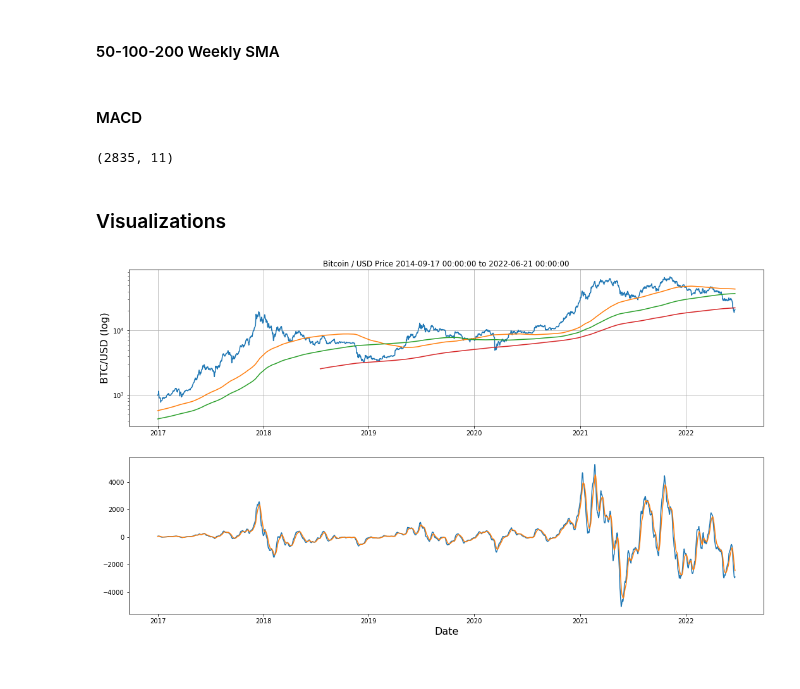
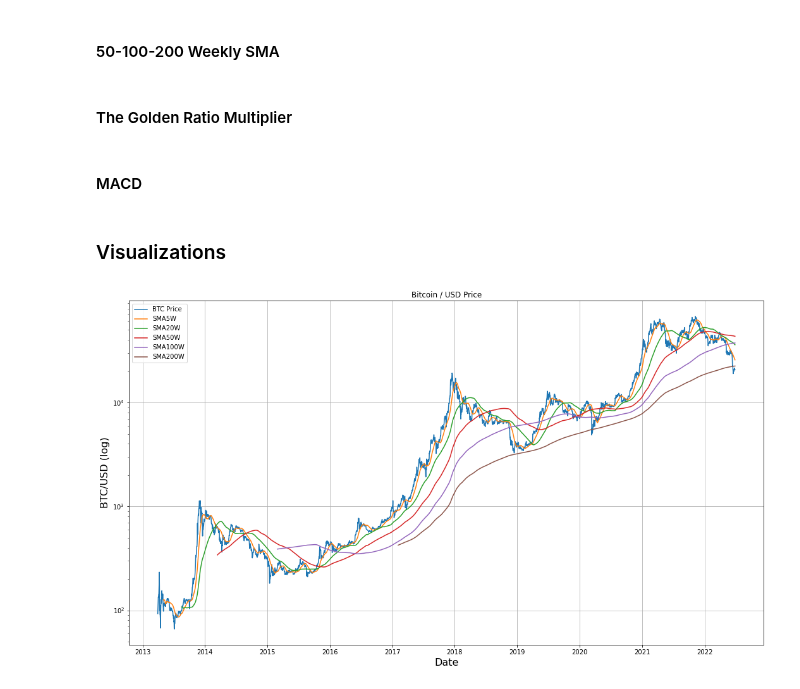
Before and after one commit to rmarinplana/personalProjects, a Jupyter notebook: btc_usd.ipynb, the cells around one changed output. Drawn from its saved outputs; the diff is of its cells as text; code cells hidden in the pictures.

Commit message:
Add Golden Ratio Multiplier

```diff
--- a/btc_usd.ipynb
+++ b/btc_usd.ipynb
@@ -167,0 +172,8 @@ btc_day = btc_minute.resample("D").mean().dropna()'''
+# %%
+# Define query parameters
+symbol = 'BTCUSD' # currenty pair
+interval = '1D' # time resolution
+limit = 10000 # datapoints per call (in days)
+
+# Fetch the data
+pair_data = bitfinex.api_v2().candles(symbol=symbol, interval=interval, limit=limit)
@@ -167,0 +182,13 @@ btc_day = btc_minute.resample("D").mean().dropna()'''
+# %%
+# Remove error messages
+ind = [np.ndim(x) != 0 for x in pair_data]
+pair_data = [i for (i, v) in zip(pair_data, ind) if v]
+
+# Create pandas data frame and clean data
+names = ['Time', 'Open', 'Close', 'High', 'Low', 'Volume']
+btc_day = pd.DataFrame(pair_data, columns=names)
+btc_day.drop_duplicates(inplace=True)
+btc_day['Time'] = pd.to_datetime(btc_day['Time'], unit='ms')
+btc_day.set_index('Time', inplace=True)
+btc_day.sort_index(inplace=True)
+btc_day.head()
@@ -168,9 +203,21 @@ btc_day = btc_minute.resample("D").mean().dropna()'''
 # %% [markdown]
 #### 50-100-200 Weekly SMA
 # %%
+btc_day["SMA5W"] = btc_day["Close"].rolling(7*5).mean()
+btc_day["SMA20W"] = btc_day["Close"].rolling(7*20).mean()
 btc_day["SMA50W"] = btc_day["Close"].rolling(7*50).mean()
 btc_day["SMA100W"] = btc_day["Close"].rolling(7*100).mean()
 btc_day["SMA200W"] = btc_day["Close"].rolling(7*200).mean()
+# %% [markdown]
+#### The Golden Ratio Multiplier
+# %%
+btc_day["350DMA"] = btc_day["Close"].rolling(350).mean()
+btc_day["GRM0.5"] = btc_day["Close"].rolling(350).mean()*0.5
+btc_day["GRM1.6"] = btc_day["Close"].rolling(350).mean()*1.6
+btc_day["GRM2"] = btc_day["Close"].rolling(350).mean()*2
+btc_day["GRM3"] = btc_day["Close"].rolling(350).mean()*3
+btc_day["GRM5"] = btc_day["Close"].rolling(350).mean()*5
+btc_day["GRM8"] = btc_day["Close"].rolling(350).mean()*8
 # %% [markdown]
 #### MACD
 # %%
@@ -192,21 +239,17 @@ macd_h = macd - macd_s
 btc_day['macd'] = btc_day.index.map(macd)
 btc_day['macd_h'] = btc_day.index.map(macd_h)
 btc_day['macd_s'] = btc_day.index.map(macd_s)
-# %%
-btc_day.shape
-# %% [output]
-(2835, 11)
 # %% [markdown]
 ### Visualizations
-# %%
-fig, ax = plt.subplots(2, 1, figsize=(18, 10))
-plt.xlabel('Date', fontsize=16)
-ax[0].plot(btc_day.loc["2017":, ["Close", "SMA50W", "SMA100W", "SMA200W"]])
-ax[0].set_ylabel('BTC/USD (log)', fontsize=16)
-ax[0].set_title('Bitcoin / USD Price {} to {}'.format(btc_day.index[0], btc_day.index[-1]))
-ax[0].set_yscale('log')
-ax[0].grid()
-ax[1].plot(btc_day.loc["2017":, ["macd", "macd_s"]])
-plt.show()
-# %% [output]
-[figure, removed]
+# %%
+plt.figure(figsize=(18,10))
+plt.plot(btc_day.loc["2013":, ["Close", "SMA5W", "SMA20W", "SMA50W", "SMA100W", "SMA200W"]])
+plt.xlabel('Date', fontsize=16)
+plt.ylabel('BTC/USD (log)', fontsize=16)
+plt.title('Bitcoin / USD Price')
+plt.yscale('log')
+plt.legend(["BTC Price", "SMA5W", "SMA20W", "SMA50W", "SMA100W", "SMA200W"] , loc="upper left")
+plt.grid()
+plt.show()
+# %% [output]
+[figure, added]
```
Also changed, not shown: parts of 7 cells of this notebook.
